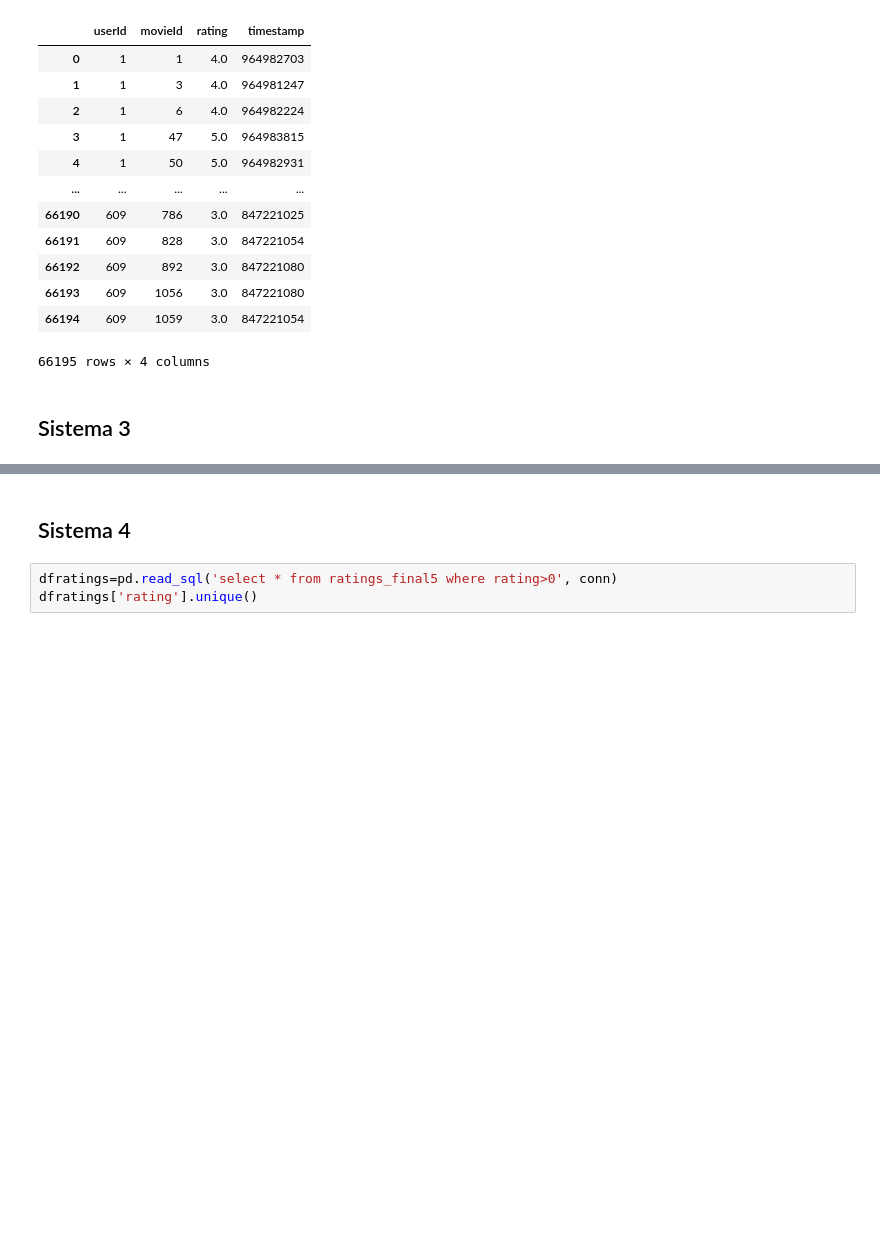
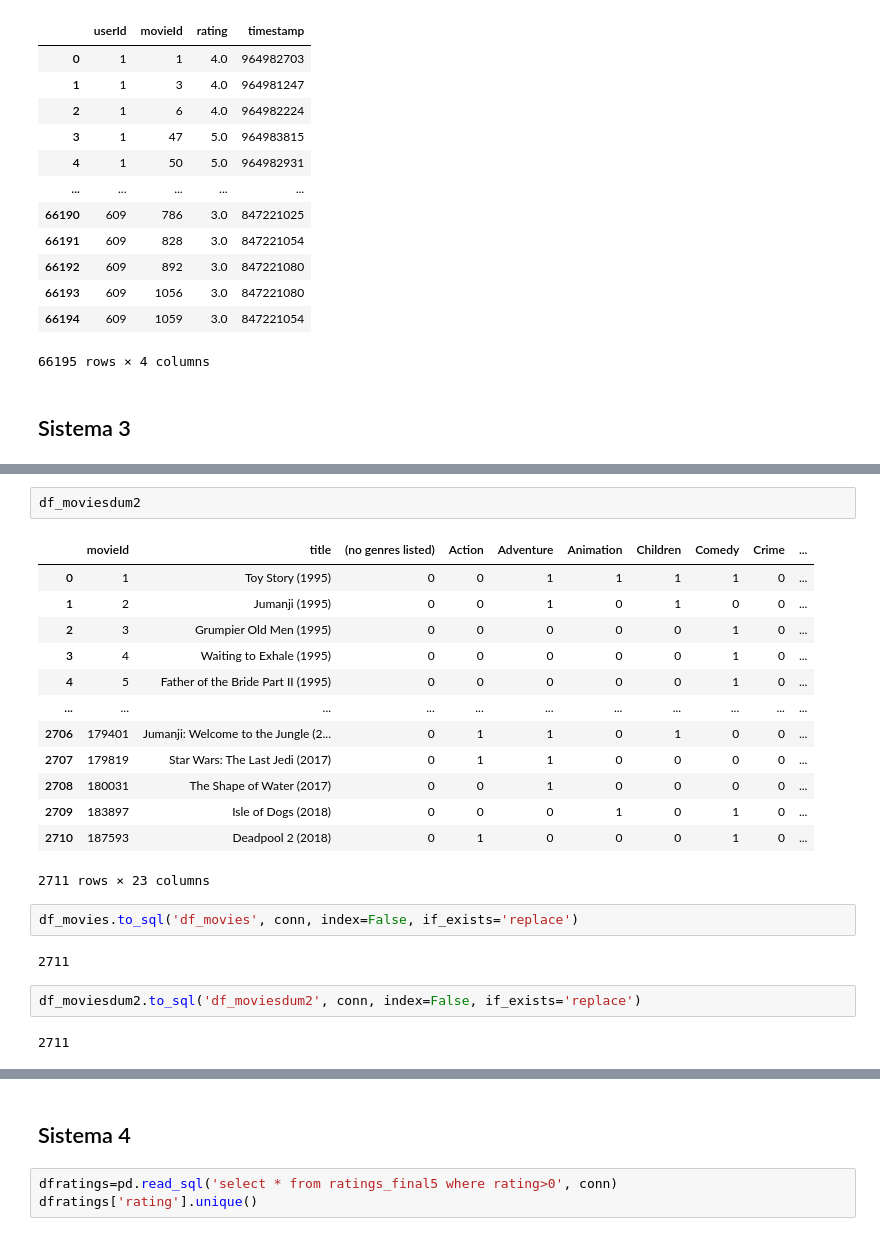
Before and after one commit to angelaguzmanar/Marketing, a Jupyter notebook: Modelos_M2.ipynb, the cells around one changed output, grey strips where cells are left out. Cells and saved outputs as stored; diff of their text form; blank space fills up the shorter version.

```diff
--- a/Modelos_M2.ipynb
+++ b/Modelos_M2.ipynb
@@ -189,3 +198,27 @@ recomend_b
+# %%
+df_moviesdum2
+# %% [output]
+|  | movieId | title | (no genres listed) | Action | Adventure | Animation | Children | Comedy | Crime | ... |
+| 0 | 1 | Toy Story (1995) | 0 | 0 | 1 | 1 | 1 | 1 | 0 | ... |
+| 1 | 2 | Jumanji (1995) | 0 | 0 | 1 | 0 | 1 | 0 | 0 | ... |
+| 2 | 3 | Grumpier Old Men (1995) | 0 | 0 | 0 | 0 | 0 | 1 | 0 | ... |
+| 3 | 4 | Waiting to Exhale (1995) | 0 | 0 | 0 | 0 | 0 | 1 | 0 | ... |
+| 4 | 5 | Father of the Bride Part II (1995) | 0 | 0 | 0 | 0 | 0 | 1 | 0 | ... |
+| ... | ... | ... | ... | ... | ... | ... | ... | ... | ... | ... |
+| 2706 | 179401 | Jumanji: Welcome to the Jungle (2... | 0 | 1 | 1 | 0 | 1 | 0 | 0 | ... |
+| 2707 | 179819 | Star Wars: The Last Jedi (2017) | 0 | 1 | 1 | 0 | 0 | 0 | 0 | ... |
+| 2708 | 180031 | The Shape of Water (2017) | 0 | 0 | 1 | 0 | 0 | 0 | 0 | ... |
+| 2709 | 183897 | Isle of Dogs (2018) | 0 | 0 | 0 | 1 | 0 | 1 | 0 | ... |
+| 2710 | 187593 | Deadpool 2 (2018) | 0 | 1 | 0 | 0 | 0 | 1 | 0 | ... |
+2711 rows × 23 columns
+# %%
+df_movies.to_sql('df_movies', conn, index=False, if_exists='replace')
+# %% [output]
+2711
+# %%
+df_moviesdum2.to_sql('df_moviesdum2', conn, index=False, if_exists='replace')
+# %% [output]
+2711
 # %%
 def recomendar(userId=list(dfratings['userId'].value_counts().index)):
 
```
Also changed, not shown: parts of 21 cells of this notebook.
